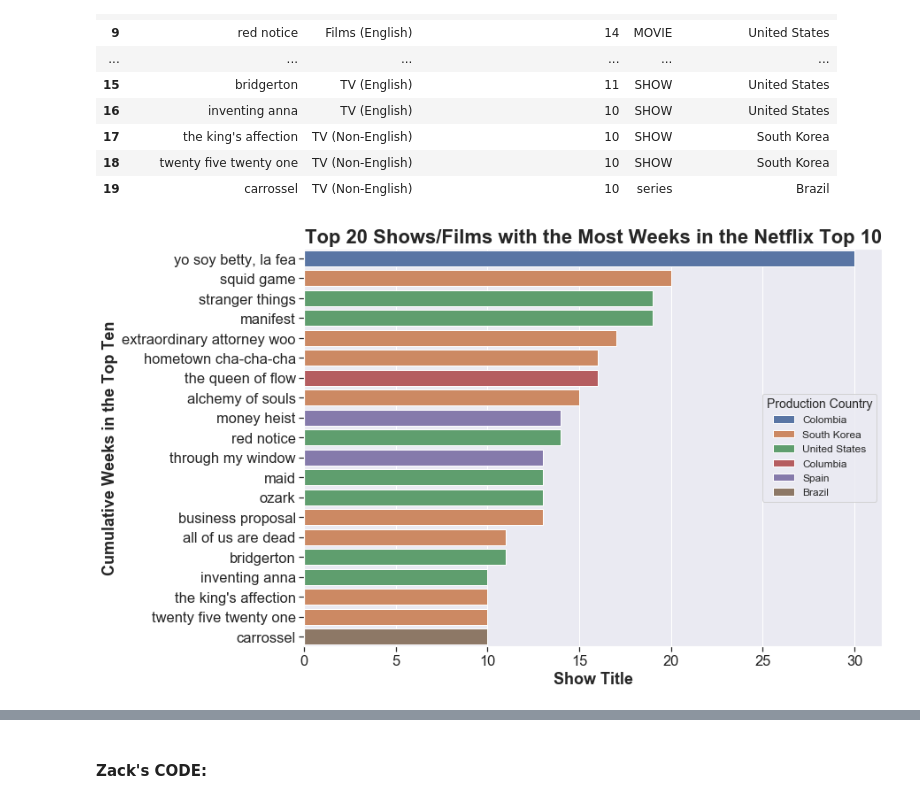
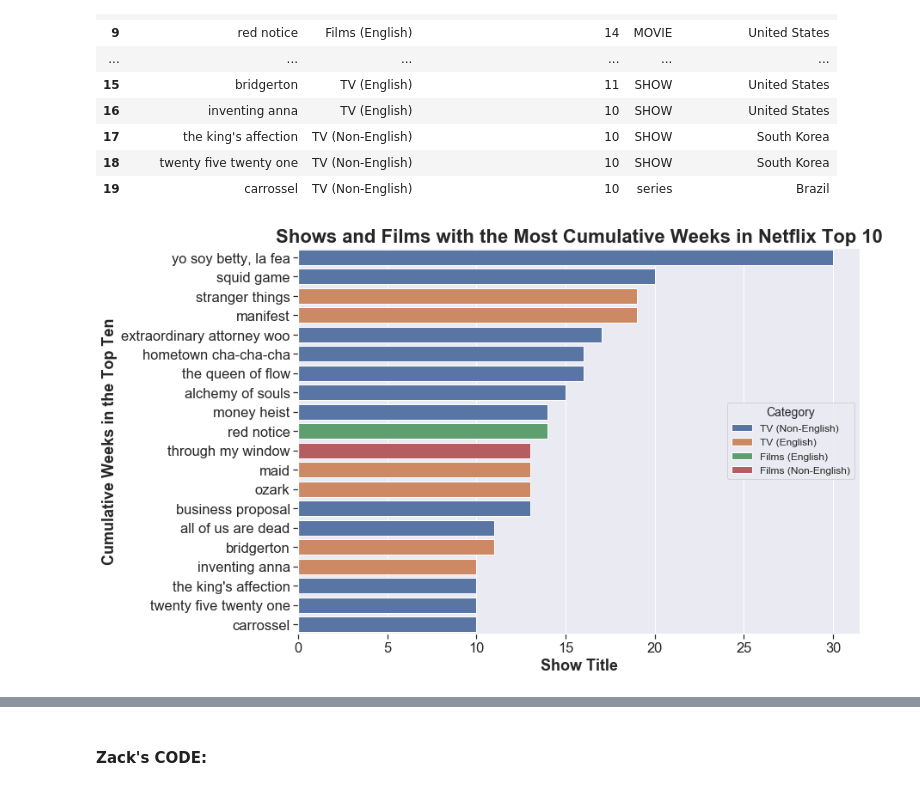
Before and after one commit to EdithLotterman/Project-1-Team-8, a Jupyter notebook: team8_netflix_proj1_Analysis.ipynb, the cells around one changed output, grey strips where cells are left out. Cells and saved outputs as stored; diff of their text form; code cells hidden in the pictures.

Commit message:
Updated graphs

```diff
--- a/team8_netflix_proj1_Analysis.ipynb
+++ b/team8_netflix_proj1_Analysis.ipynb
@@ -239,22 +241,22 @@ weeks_in_top10
 # %%
 # Top 20 Shows/Films with the Most Weeks in the Netflix Top 10
 # using Seaborn:
 # set theme:
 sns.set_theme(style="darkgrid", font_scale=1.5,rc={'xtick.bottom': True,
     'ytick.left': True,})
 # Set fig and axis, and figure size:
 fig, ax = plt.subplots(figsize=(11.7,8.27))
-g = sns.barplot(data=weeks_in_top10, y= "Show_title", x ="cumulative_weeks_in_top_10",hue="production_countries",dodge=False)
+g = sns.barplot(data=weeks_in_top10, y= "Show_title", x ="cumulative_weeks_in_top_10",hue="category",dodge=False)
 # Add titles:
-plt.title("Top 20 Shows/Films with the Most Weeks in the Netflix Top 10",size=22, weight="bold")
+plt.title("Shows and Films with the Most Cumulative Weeks in Netflix Top 10",size=22, weight="bold")
 plt.xlabel("Show Title", size=18, weight="bold")
 plt.ylabel("Cumulative Weeks in the Top Ten", size=18, weight="bold")
 # Label legend and move to outside right side:
-plt.legend(title='Production Country', fontsize='12', title_fontsize='14', loc='center right')
+plt.legend(title= 'Category', fontsize='12', title_fontsize='14', loc='center right')
 
 # Save to output_data folder:
 fig.savefig('./output_data/Bar_TopShowsMostWeeksTop10.png')
 # %% [output]
-[figure, old version]
+[figure, new version]
 # %%
 # Netflix hits don't stay popular for long
```
Also changed, not shown: parts of 12 cells of this notebook, 4 other files.
